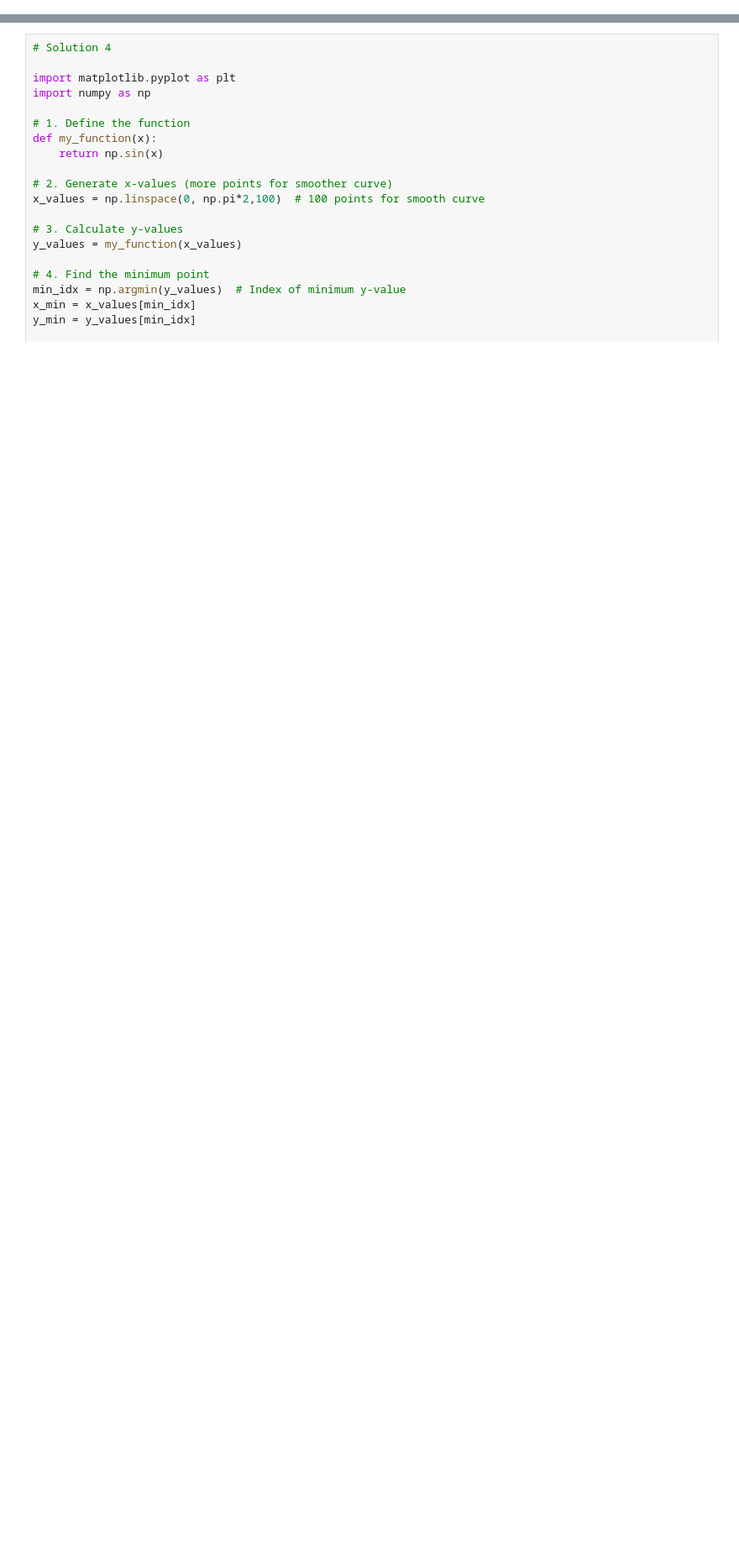
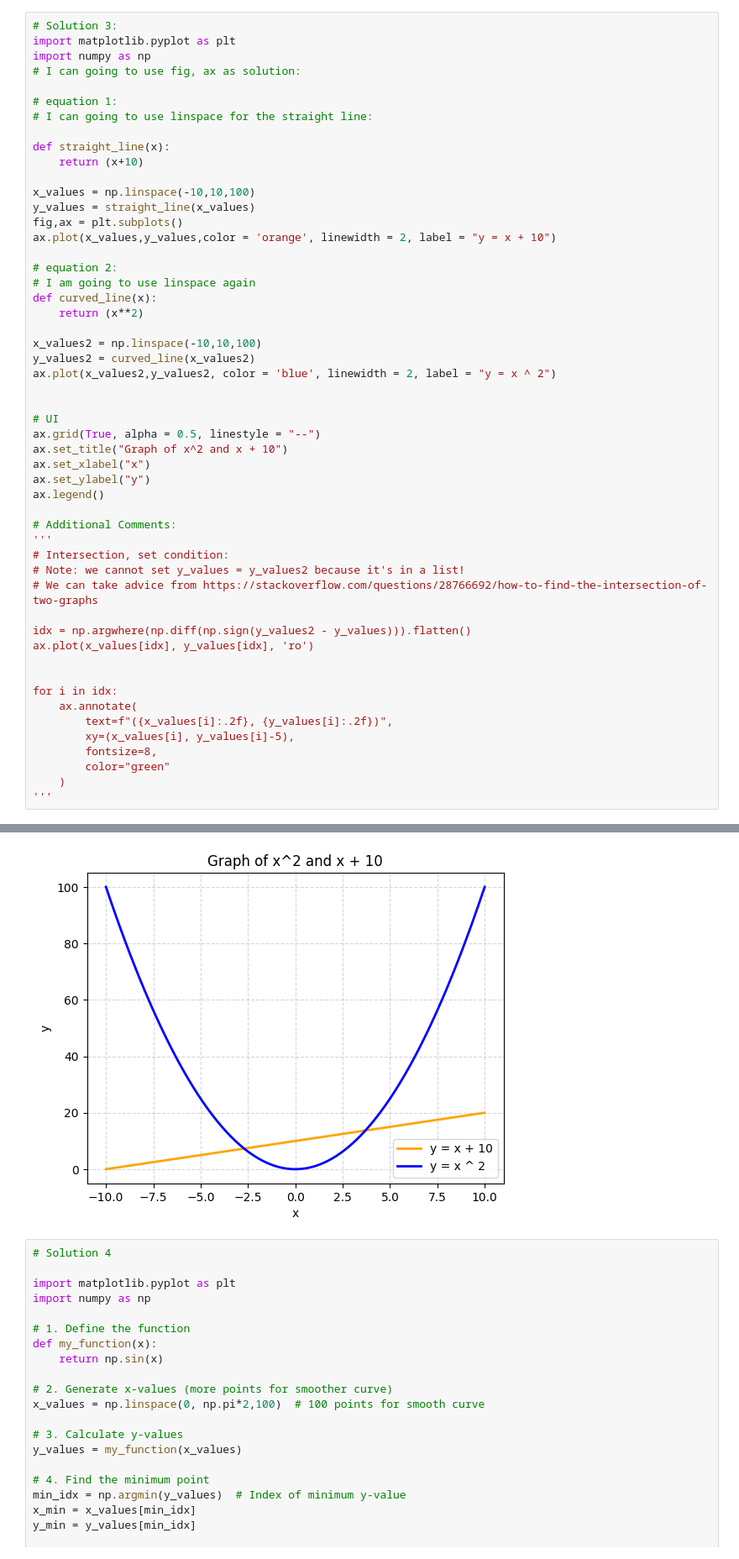
Before and after one commit to Basil1361/March-2026-Workshop-Resources, a Jupyter notebook: Answers/Matplotlib/PlotGraph_Answer.ipynb, the cells around one changed output, grey strips where cells are left out. Shown at 84% size. Drawn from its saved outputs; the diff is of its cells as text; blank space fills up the shorter version.

```diff
--- a/Answers/Matplotlib/PlotGraph_Answer.ipynb
+++ b/Answers/Matplotlib/PlotGraph_Answer.ipynb
@@ -0,0 +35,53 @@
+# %%
+# Solution 3:
+import matplotlib.pyplot as plt
+import numpy as np
+# I can going to use fig, ax as solution:
+
+# equation 1:
+# I can going to use linspace for the straight line:
+
+def straight_line(x):
+    return (x+10)
+
+x_values = np.linspace(-10,10,100)
+y_values = straight_line(x_values)
+fig,ax = plt.subplots()
+ax.plot(x_values,y_values,color = 'orange', linewidth = 2, label = "y = x + 10")
+
+# equation 2:
+# I am going to use linspace again
+def curved_line(x):
+    return (x**2)
+
+x_values2 = np.linspace(-10,10,100)
+y_values2 = curved_line(x_values2)
+ax.plot(x_values2,y_values2, color = 'blue', linewidth = 2, label = "y = x ^ 2")
+
+
+# UI
+ax.grid(True, alpha = 0.5, linestyle = "--")
+ax.set_title("Graph of x^2 and x + 10")
+ax.set_xlabel("x")
+ax.set_ylabel("y")
+ax.legend()
+
+# Additional Comments:
+'''
+# Intersection, set condition:
+# Note: we cannot set y_values = y_values2 because it's in a list!
+# We can take advice from https://stackoverflow.com/questions/28766692/how-to-find-the-intersection-of-two-graphs
+
+idx = np.argwhere(np.diff(np.sign(y_values2 - y_values))).flatten()
+ax.plot(x_values[idx], y_values[idx], 'ro')
+
+
+for i in idx:
+    ax.annotate(
+        text=f"({x_values[i]:.2f}, {y_values[i]:.2f})",
+        xy=(x_values[i], y_values[i]-5),
+        fontsize=8,
+        color="green"
+    )
+'''
+# %% [output]
@@ -1,3 +89,4 @@
+[figure, added]
 # %%
 # Solution 4
 
```
Also changed, not shown: parts of 3 cells of this notebook.
